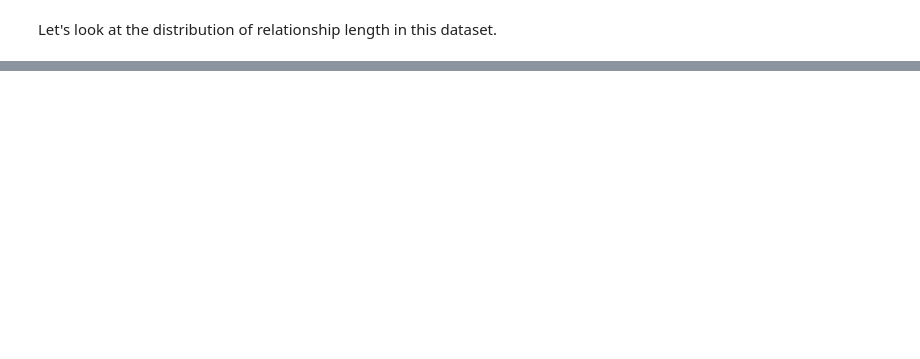
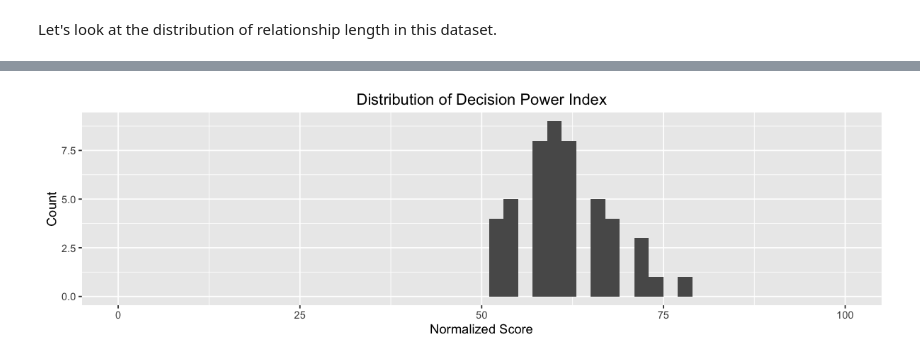
Before and after one commit to sruthipeter/gender-stereotypes, a Jupyter notebook: gender-stereotypes.ipynb, the cells around one changed output, grey strips where cells are left out. Cells and saved outputs as stored; diff of their text form; code cells hidden in the pictures; blank space fills up the shorter version.

```diff
--- a/gender-stereotypes.ipynb
+++ b/gender-stereotypes.ipynb
@@ -83,0 +93,6 @@ Warning message:
+# %%
+# Frequency Histogram of Decision Power Index
+qplot(DecisionPowerIndex, data=data, geom="histogram",binwidth=2) +
+ggtitle('Distribution of Decision Power Index') + xlab('Normalized Score') + ylab('Count') + xlim(0,100)
+# %% [output]
+[figure, added]
```
Also changed, not shown: parts of 17 cells of this notebook, 1 other file.
